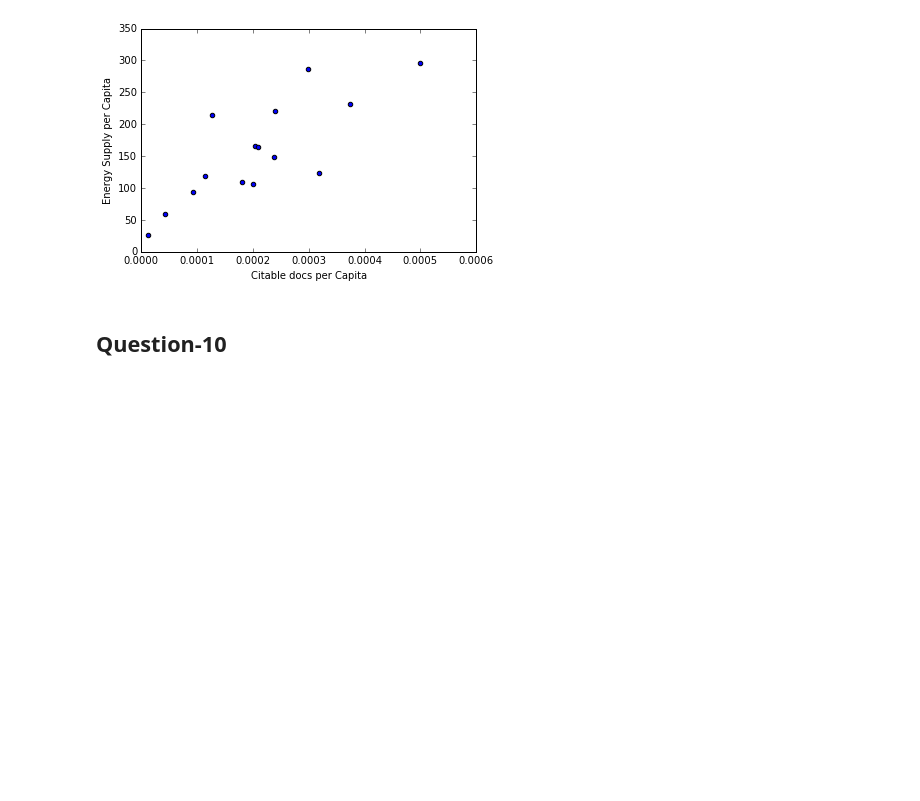
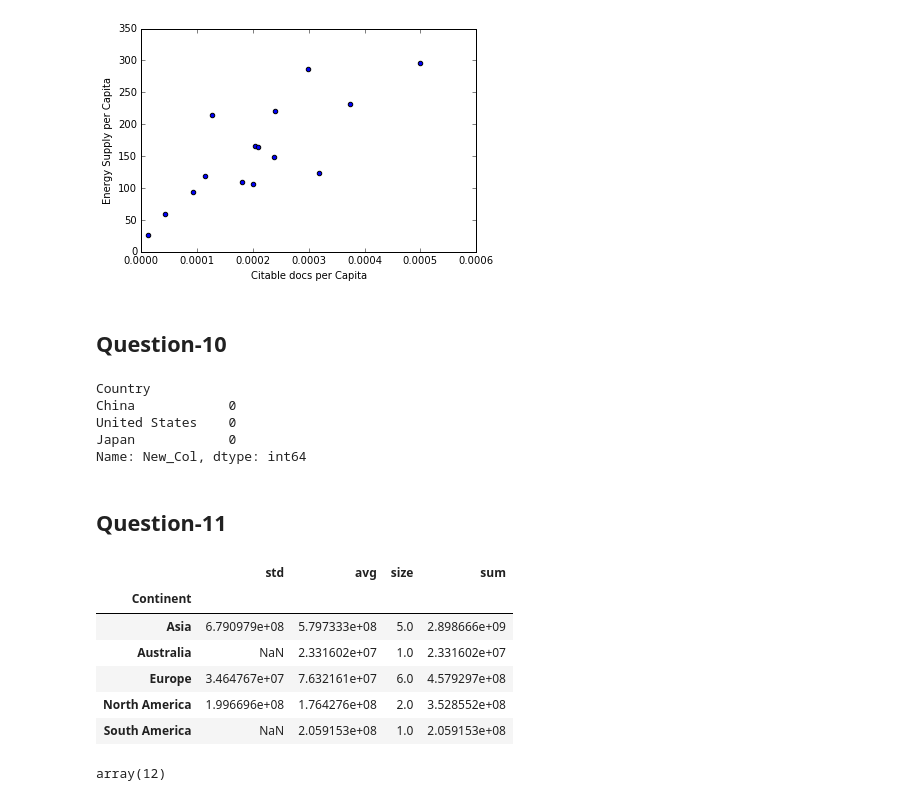
Before and after one commit to pradeepsathyamurthy/Online_Courses, a Jupyter notebook: Applied Data Science/HW3.ipynb, the cells around one changed output. Drawn from its saved outputs; the diff is of its cells as text; code cells hidden in the pictures; blank space fills up the shorter version.

```diff
--- a/Applied Data Science/HW3.ipynb
+++ b/Applied Data Science/HW3.ipynb
@@ -565,0 +581,59 @@ def answer_ten():
+# %%
+q10.head(3)
+# %% [output]
+Country
+China            0
+United States    0
+Japan            0
+Name: New_Col, dtype: int64
+# %% [markdown]
+## Question-11
+# %%
+def answer_eleven():
+    Top15 = answer_one().copy()
+    ContinentDict  = {'China':'Asia',
+                  'United States':'North America',
+                  'Japan':'Asia',
+                  'United Kingdom':'Europe',
+                  'Russian Federation':'Europe',
+                  'Canada':'North America',
+                  'Germany':'Europe',
+                  'India':'Asia',
+                  'France':'Europe',
+                  'South Korea':'Asia',
+                  'Italy':'Europe',
+                  'Spain':'Europe',
+                  'Iran':'Asia',
+                  'Australia':'Australia',
+                  'Brazil':'South America'}
+    df_q11 = pd.Series(ContinentDict)
+    df = pd.concat((Top15,df_q11),join='inner',axis=1)
+    df=df.reset_index('Continent')
+    df.columns = [                  'Country',            'Energy Supply',
+                   'Energy Supply per Capita',              '% Renewable',
+                                       '2006',                     '2007',
+                                       '2008',                     '2009',
+                                       '2010',                     '2011',
+                                       '2012',                     '2013',
+                                       '2014',                     '2015',
+                                       'Rank',                'Documents',
+                          'Citable documents',                'Citations',
+                             'Self-citations',   'Citations per document',
+                                    'H index',                'Continent']
+    df = df.set_index('Continent')
+    df['Population'] = np.divide(df['Energy Supply'],df['Energy Supply per Capita'])
+    df_final = df[['Country','Population']].copy()
+    res = df_final.groupby(level=0)['Population'].agg({'size':np.count_nonzero,'sum': np.sum,'avg': np.average,'std': np.std})
+    return res
+# %%
+q11 = answer_eleven()
+# %%
+q11
+# %% [output]
+|  | std | avg | size | sum |
+| Continent |  |  |  |  |
+| Asia | 6.790979e+08 | 5.797333e+08 | 5.0 | 2.898666e+09 |
+| Australia | NaN | 2.331602e+07 | 1.0 | 2.331602e+07 |
+| Europe | 3.464767e+07 | 7.632161e+07 | 6.0 | 4.579297e+08 |
+| North America | 1.996696e+08 | 1.764276e+08 | 2.0 | 3.528552e+08 |
+| South America | NaN | 2.059153e+08 | 1.0 | 2.059153e+08 |
@@ -565,0 +642,4 @@ def answer_ten():
+# %%
+sdf
+# %% [output]
+array(12)
```
Also changed, not shown: parts of 9 cells of this notebook.
